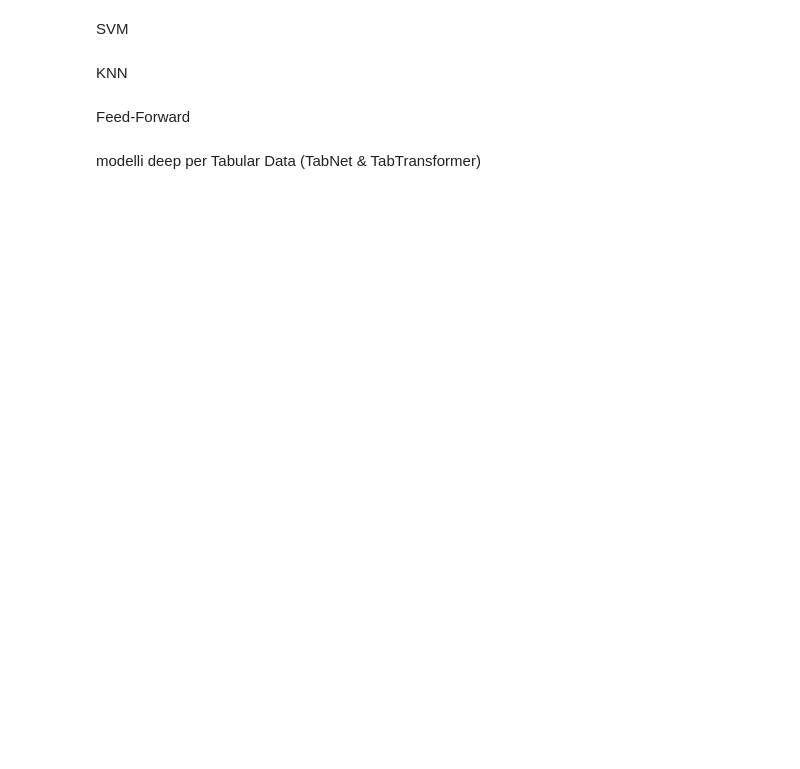
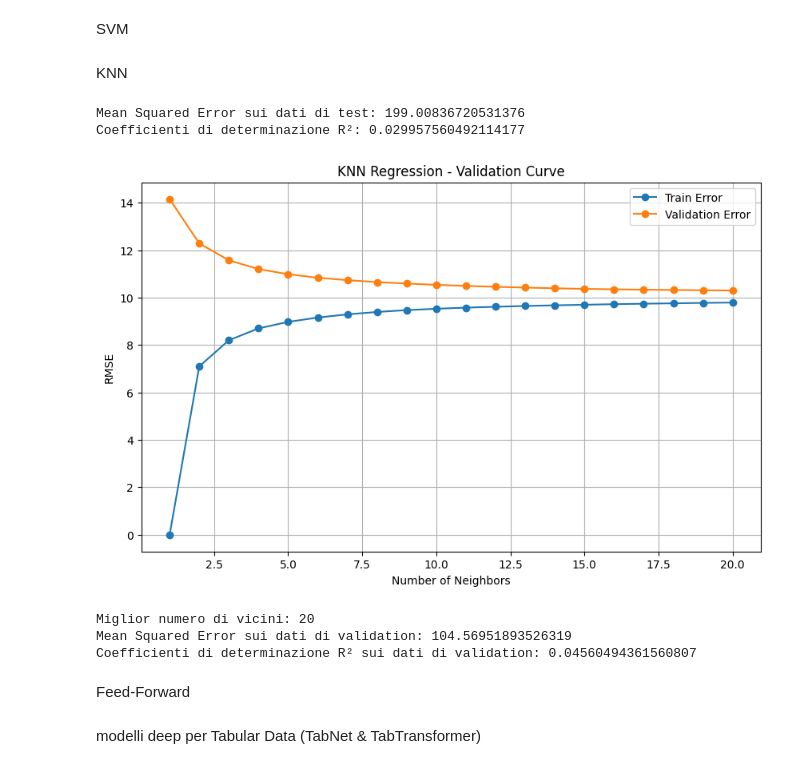
Before and after one commit to Lambe5/ProgettoDataAnalytics, a Jupyter notebook: Train_Module.ipynb, the cells around one changed output. Cells and saved outputs as stored; diff of their text form; code cells hidden in the pictures; blank space fills up the shorter version.

```diff
--- a/Train_Module.ipynb
+++ b/Train_Module.ipynb
@@ -371,5 +368,81 @@ print("Mean Squared Error sui dati di test:", mse_test)
 # %% [markdown]
 KNN
+# %%
+from sklearn.neighbors import KNeighborsRegressor
+
+neig = KNeighborsRegressor(n_neighbors=1)
+neig.fit(principals_components_train, y_train)
+y_pred = neig.predict(principals_components_test)
+mse_test = mean_squared_error(y_test, y_pred)
+print("Mean Squared Error sui dati di test:", mse_test)
+rf_r_squared = r2_score(y_test, y_pred)
+print("Coefficienti di determinazione R²:", r_squared)
+# %% [output]
+Mean Squared Error sui dati di test: 199.00836720531376
+Coefficienti di determinazione R²: 0.029957560492114177
+# %%
+X_train, X_val, y_train, y_val, X_test, y_test = my_train_validation_test()
+#Standardization
+scaler = preprocessing.StandardScaler()
+#Addestramento
+scaler.fit(X_train)
+#Applicazione
+X_train_scaled = scaler.transform(X_train)
+X_test_scaled = scaler.transform(X_test)
+X_val_scaled = scaler.transform(X_val)
+
+pca = PCA(n_components=5)
+principals_components_train = pca.fit_transform(X_train_scaled)
+
+# Trasforma il set di test utilizzando la stessa PCA addestrata sul set di addestramento
+principals_components_test = pca.transform(X_test_scaled)
+principals_components_val = pca.transform(X_val_scaled)
+# %%
+from sklearn.model_selection import GridSearchCV
+
+# Definisci il range di iperparametri per il numero di vicini
+param_grid = {'n_neighbors': np.arange(1, 21)}
+
+# Inizializza il KNN Regressor
+knn = KNeighborsRegressor()
+
+# Inizializza la ricerca grid
+grid_search = GridSearchCV(knn, param_grid, cv=5, scoring='neg_mean_squared_error', return_train_score=True)
+grid_search.fit(principals_components_train, y_train)
+
+# Estrai i risultati della ricerca grid
+train_scores = np.sqrt(-grid_search.cv_results_['mean_train_score']) # Mean Squared Error sul train set
+test_scores = np.sqrt(-grid_search.cv_results_['mean_test_score']) # Mean Squared Error sul test set
+neighbors = param_grid['n_neighbors'] # Numero di vicini
+
+# Plot dell'ampliamento dell'errore al variare del numero di vicini
+plt.figure(figsize=(10, 6))
+plt.plot(neighbors, train_scores, label='Train Error', marker='o')
+plt.plot(neighbors, test_scores, label='Validation Error', marker='o')
+plt.xlabel('Number of Neighbors')
+plt.ylabel('RMSE')
+plt.title('KNN Regression - Validation Curve')
+plt.legend()
+plt.grid(True)
+plt.show()
+
+# Trova il miglior modello
+best_neighbor = grid_search.best_params_['n_neighbors']
+best_model = grid_search.best_estimator_
+
+# Valida il miglior modello sul validation set
+y_pred_val = best_model.predict(principals_components_val)
+mse_val = mean_squared_error(y_val, y_pred_val)
+r_squared_val = r2_score(y_val, y_pred_val)
+
+print("Miglior numero di vicini:", best_neighbor)
+print("Mean Squared Error sui dati di validation:", mse_val)
+print("Coefficienti di determinazione R² sui dati di validation:", r_squared_val)
+# %% [output]
+[figure, added]
+Miglior numero di vicini: 20
+Mean Squared Error sui dati di validation: 104.56951893526319
+Coefficienti di determinazione R² sui dati di validation: 0.04560494361560807
 # %% [markdown]
 Feed-Forward
 # %% [markdown]
```
Also changed, not shown: parts of 5 cells of this notebook.
